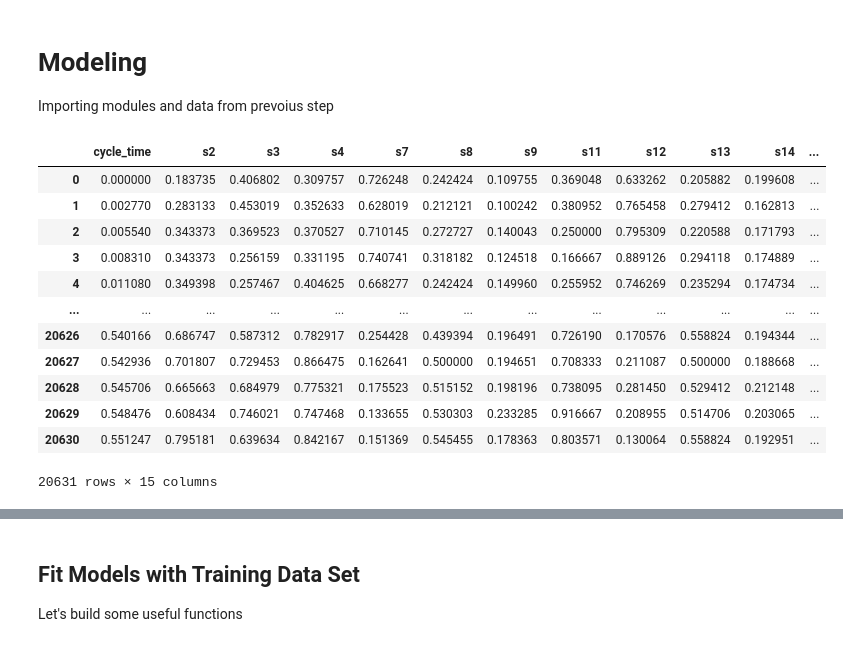
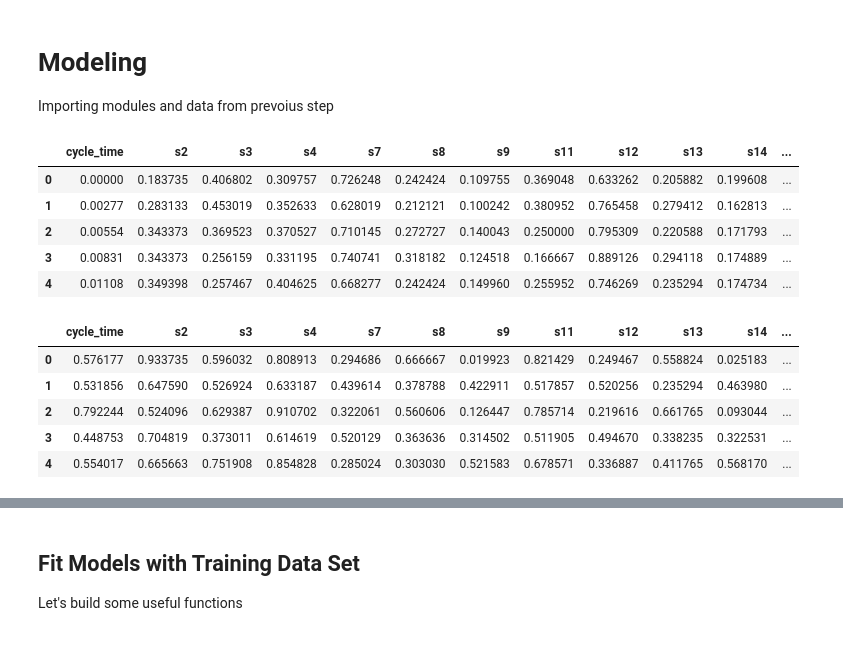
Before and after one commit to andrea-fantini/Predictive_Maintenance_Fanjet, a Jupyter notebook: notebooks/5 - Modeling.ipynb, the cells around one changed output, grey strips where cells are left out. Saved outputs shown, nothing was run; the diff lists cells and outputs as text; code cells hidden in the pictures.

```diff
--- a/notebooks/5 - Modeling.ipynb
+++ b/notebooks/5 - Modeling.ipynb
@@ -44,20 +47,23 @@ feature_list = pd.Index(list(feature_list["0"]))
 scaler = joblib.load("../data/scaler.pkl")
 # %%
 train_df = pd.DataFrame(X_train_scaled, columns = feature_list)
-train_df
+train_df.head()
 # %% [output]
 |  | cycle_time | s2 | s3 | s4 | s7 | s8 | s9 | s11 | s12 | s13 | s14 | ... |
-| 0 | 0.000000 | 0.183735 | 0.406802 | 0.309757 | 0.726248 | 0.242424 | 0.109755 | 0.369048 | 0.633262 | 0.205882 | 0.199608 | ... |
-| 1 | 0.002770 | 0.283133 | 0.453019 | 0.352633 | 0.628019 | 0.212121 | 0.100242 | 0.380952 | 0.765458 | 0.279412 | 0.162813 | ... |
-| 2 | 0.005540 | 0.343373 | 0.369523 | 0.370527 | 0.710145 | 0.272727 | 0.140043 | 0.250000 | 0.795309 | 0.220588 | 0.171793 | ... |
-| 3 | 0.008310 | 0.343373 | 0.256159 | 0.331195 | 0.740741 | 0.318182 | 0.124518 | 0.166667 | 0.889126 | 0.294118 | 0.174889 | ... |
-| 4 | 0.011080 | 0.349398 | 0.257467 | 0.404625 | 0.668277 | 0.242424 | 0.149960 | 0.255952 | 0.746269 | 0.235294 | 0.174734 | ... |
-| ... | ... | ... | ... | ... | ... | ... | ... | ... | ... | ... | ... | ... |
-| 20626 | 0.540166 | 0.686747 | 0.587312 | 0.782917 | 0.254428 | 0.439394 | 0.196491 | 0.726190 | 0.170576 | 0.558824 | 0.194344 | ... |
-| 20627 | 0.542936 | 0.701807 | 0.729453 | 0.866475 | 0.162641 | 0.500000 | 0.194651 | 0.708333 | 0.211087 | 0.500000 | 0.188668 | ... |
-| 20628 | 0.545706 | 0.665663 | 0.684979 | 0.775321 | 0.175523 | 0.515152 | 0.198196 | 0.738095 | 0.281450 | 0.529412 | 0.212148 | ... |
-| 20629 | 0.548476 | 0.608434 | 0.746021 | 0.747468 | 0.133655 | 0.530303 | 0.233285 | 0.916667 | 0.208955 | 0.514706 | 0.203065 | ... |
-| 20630 | 0.551247 | 0.795181 | 0.639634 | 0.842167 | 0.151369 | 0.545455 | 0.178363 | 0.803571 | 0.130064 | 0.558824 | 0.192951 | ... |
+| 0 | 0.00000 | 0.183735 | 0.406802 | 0.309757 | 0.726248 | 0.242424 | 0.109755 | 0.369048 | 0.633262 | 0.205882 | 0.199608 | ... |
+| 1 | 0.00277 | 0.283133 | 0.453019 | 0.352633 | 0.628019 | 0.212121 | 0.100242 | 0.380952 | 0.765458 | 0.279412 | 0.162813 | ... |
+| 2 | 0.00554 | 0.343373 | 0.369523 | 0.370527 | 0.710145 | 0.272727 | 0.140043 | 0.250000 | 0.795309 | 0.220588 | 0.171793 | ... |
+| 3 | 0.00831 | 0.343373 | 0.256159 | 0.331195 | 0.740741 | 0.318182 | 0.124518 | 0.166667 | 0.889126 | 0.294118 | 0.174889 | ... |
+| 4 | 0.01108 | 0.349398 | 0.257467 | 0.404625 | 0.668277 | 0.242424 | 0.149960 | 0.255952 | 0.746269 | 0.235294 | 0.174734 | ... |
-20631 rows × 15 columns
+# %%
+train_over_df = pd.DataFrame(X_train_over_scaled, columns = feature_list)
+train_over_df.head()
+# %% [output]
+|  | cycle_time | s2 | s3 | s4 | s7 | s8 | s9 | s11 | s12 | s13 | s14 | ... |
+| 0 | 0.576177 | 0.933735 | 0.596032 | 0.808913 | 0.294686 | 0.666667 | 0.019923 | 0.821429 | 0.249467 | 0.558824 | 0.025183 | ... |
+| 1 | 0.531856 | 0.647590 | 0.526924 | 0.633187 | 0.439614 | 0.378788 | 0.422911 | 0.517857 | 0.520256 | 0.235294 | 0.463980 | ... |
+| 2 | 0.792244 | 0.524096 | 0.629387 | 0.910702 | 0.322061 | 0.560606 | 0.126447 | 0.785714 | 0.219616 | 0.661765 | 0.093044 | ... |
+| 3 | 0.448753 | 0.704819 | 0.373011 | 0.614619 | 0.520129 | 0.363636 | 0.314502 | 0.511905 | 0.494670 | 0.338235 | 0.322531 | ... |
+| 4 | 0.554017 | 0.665663 | 0.751908 | 0.854828 | 0.285024 | 0.303030 | 0.521583 | 0.678571 | 0.336887 | 0.411765 | 0.568170 | ... |
 # %%
 test_df = pd.DataFrame(X_test_scaled, columns = feature_list)
```
Also changed, not shown: parts of 34 cells of this notebook, 1 other file.
